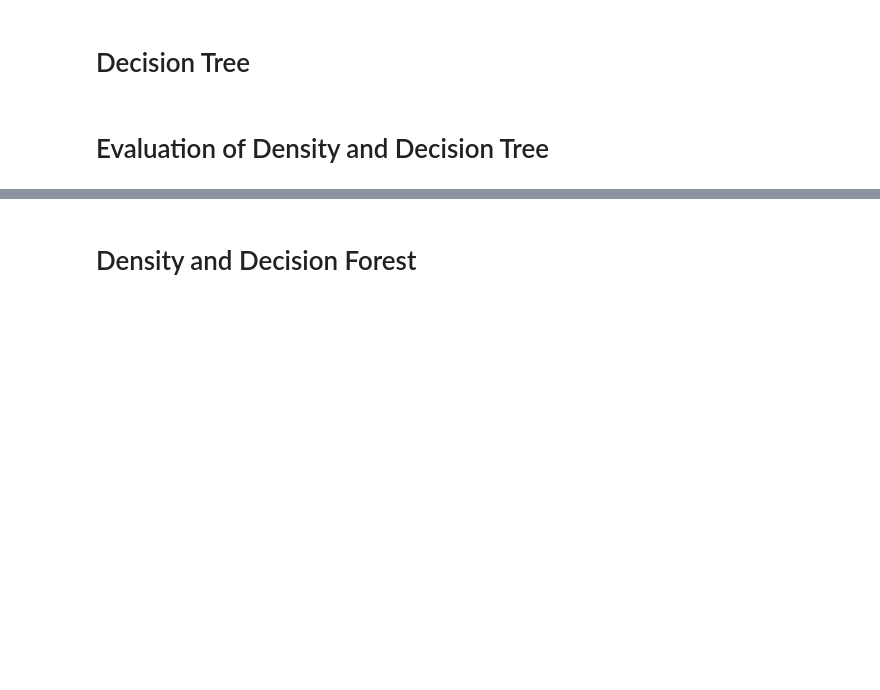
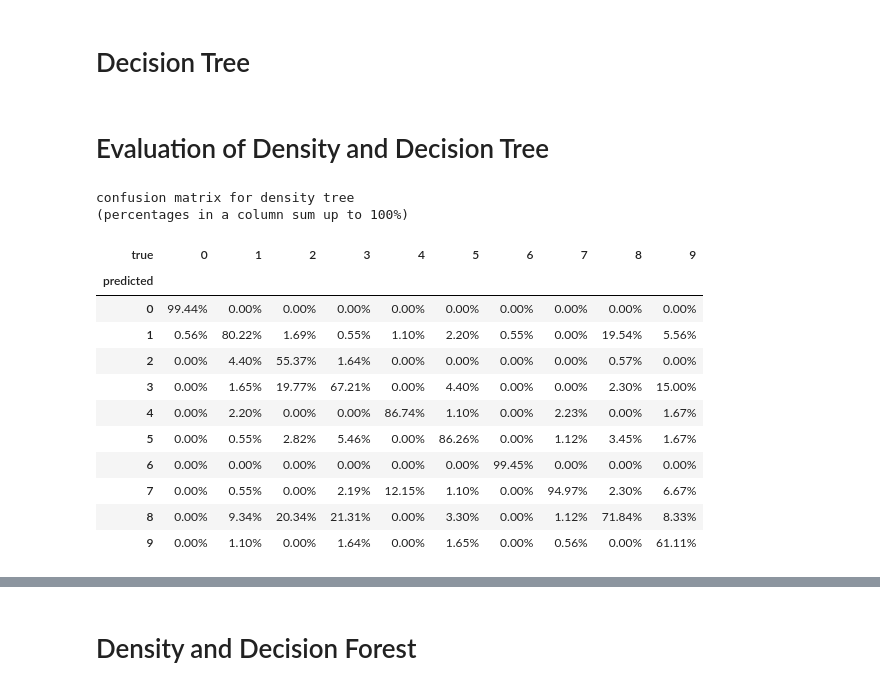
Before and after one commit to LarsKue/FML, a Jupyter notebook: ex04/tree-methods-stubs-nico.ipynb, the cells around one changed output, grey strips where cells are left out. Saved outputs shown, nothing was run; the diff lists cells and outputs as text; code cells hidden in the pictures; blank space fills up the shorter version.

Commit message:
ex04 comments fehlen noch, sonst fertig

```diff
--- a/ex04/tree-methods-stubs-nico.ipynb
+++ b/ex04/tree-methods-stubs-nico.ipynb
@@ -45,10 +50,6 @@ class DensityTree(Tree):
         m, M = np.min(data, axis=0), np.max(data, axis=0)
         self.box = m.copy(), M.copy()
 
-        #print(data)
-        #print(m)
-        #print(M)
-
         # identify invalid features and adjust the bounding box
         # (If m[j] == M[j] for some j, the bounding box has zero volume,
         #  causing divide-by-zero errors later on. We must exclude these
@@ -57,10 +58,6 @@ class DensityTree(Tree):
         valid_features   = np.where(m != M)[0]
         invalid_features = np.where(m == M)[0]
         M[invalid_features] = m[invalid_features] + 1
-
-        #print(valid_features, D_try)
-        #print(invalid_features)
-        #print(valid_features[np.random.choice(len(valid_features), size=D_try, replace=False)])
 
 
         # initialize the root node
@@ -72,13 +69,10 @@ class DensityTree(Tree):
         while len(stack):
             node = stack.pop()
             n = node.data.shape[0] # number of instances in present node
-            #print(n, n_min)
             if n >= n_min:
                 # Call 'make_density_split_node()' with 'D_try' randomly selected
                 # indices from 'valid_features'. This turns 'node' into a split node
                 # and returns the two children, which must be placed on the 'stack'.
-                if len(valid_features) < D_try:
-                    print(">")
                 selected_indices = valid_features[np.random.choice(len(valid_features), size=D_try, replace=False)]
                 children = make_density_split_node(node, N, selected_indices)
                 stack.extend(children)
@@ -91,6 +85,5 @@ class DensityTree(Tree):
         # return p(x | y) * p(y) if x is within the tree's bounding box
         # and return 0 otherwise
         if (x >= self.box[0]).all() and (x <= self.box[1]).all():
-            #print(leaf.__dict__)
             return leaf.response * self.prior
         return 0
@@ -325,0 +318,50 @@ def node_is_pure(node):
+# %%
+# train trees, plot training error confusion matrices, and comment on your results
+trees = []
+for i in range(10):
+    density_tree = DensityTree()
+    data_digits = data[target == i]
+    density_tree.train(data_digits, data_digits.shape[0] / len(target), n_min=10)
+    trees.append(density_tree)
+
+
+predicted = [np.argmax([density_tree.predict(digit) for density_tree in trees]) for digit in data]
+
+pairs, counts = np.unique(np.stack((predicted, target)).T, axis=0, return_counts=True)
+
+
+confusion_matrix = np.zeros((10,10))
+for pair, count in zip(pairs, counts):
+    confusion_matrix[pair[0], pair[1]] = count
+
+for i in range(10):
+    confusion_matrix[:,i] /= np.sum(target == i)
+
+
+# display as Pandas DataFrame
+def fade_zeros(s):
+    return ["color: lightgray" if (v == 0) else "color: black" for v in s]
+
+print("confusion matrix for density tree\n(percentages in a column sum up to 100%)")
+display(
+    pd.DataFrame(data=confusion_matrix[:, :]*100, index=target_names, columns=target_names)
+    .rename_axis("true", axis="columns")
+    .rename_axis("predicted", axis="rows")
+    .style.apply(fade_zeros)
+    .format("{0:.2f}%")
+)
+# %% [output]
+confusion matrix for density tree
+(percentages in a column sum up to 100%)
+| true | 0 | 1 | 2 | 3 | 4 | 5 | 6 | 7 | 8 | 9 |
+| predicted |  |  |  |  |  |  |  |  |  |  |
+| 0 | 99.44% | 0.00% | 0.00% | 0.00% | 0.00% | 0.00% | 0.00% | 0.00% | 0.00% | 0.00% |
+| 1 | 0.56% | 80.22% | 1.69% | 0.55% | 1.10% | 2.20% | 0.55% | 0.00% | 19.54% | 5.56% |
+| 2 | 0.00% | 4.40% | 55.37% | 1.64% | 0.00% | 0.00% | 0.00% | 0.00% | 0.57% | 0.00% |
+| 3 | 0.00% | 1.65% | 19.77% | 67.21% | 0.00% | 4.40% | 0.00% | 0.00% | 2.30% | 15.00% |
+| 4 | 0.00% | 2.20% | 0.00% | 0.00% | 86.74% | 1.10% | 0.00% | 2.23% | 0.00% | 1.67% |
+| 5 | 0.00% | 0.55% | 2.82% | 5.46% | 0.00% | 86.26% | 0.00% | 1.12% | 3.45% | 1.67% |
+| 6 | 0.00% | 0.00% | 0.00% | 0.00% | 0.00% | 0.00% | 99.45% | 0.00% | 0.00% | 0.00% |
+| 7 | 0.00% | 0.55% | 0.00% | 2.19% | 12.15% | 1.10% | 0.00% | 94.97% | 2.30% | 6.67% |
+| 8 | 0.00% | 9.34% | 20.34% | 21.31% | 0.00% | 3.30% | 0.00% | 1.12% | 71.84% | 8.33% |
+| 9 | 0.00% | 1.10% | 0.00% | 1.64% | 0.00% | 1.65% | 0.00% | 0.56% | 0.00% | 61.11% |
```
Also changed, not shown: parts of 16 cells of this notebook.
